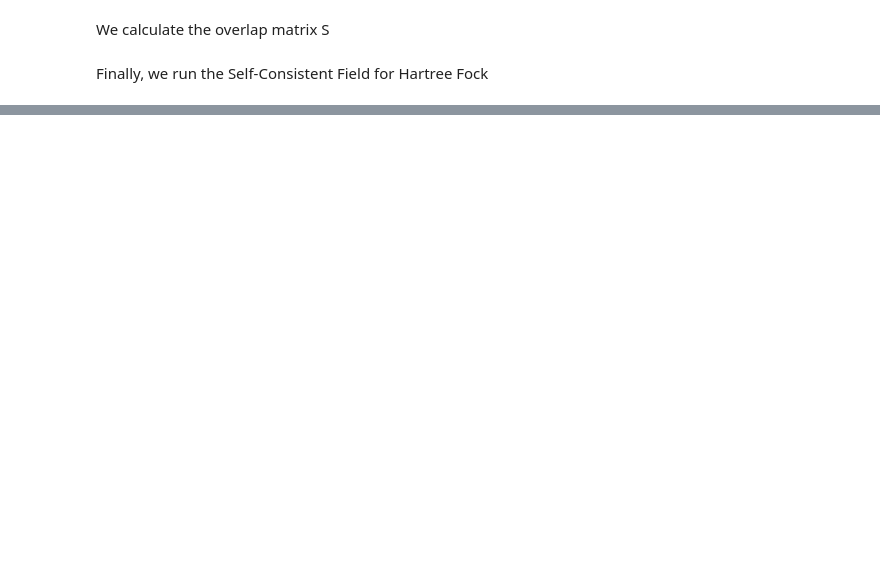
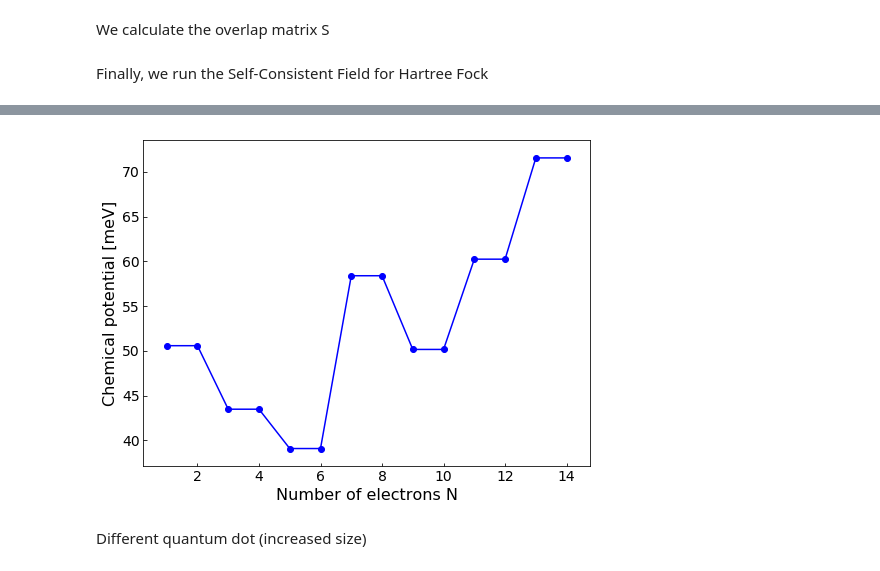
Before and after one commit to BedialaunetaDani/hartree_fock_2D_quantum_dots, a Jupyter notebook: HF_quantum_dots.ipynb, the cells around one changed output, grey strips where cells are left out. Drawn from its saved outputs; the diff is of its cells as text; code cells hidden in the pictures; blank space fills up the shorter version.

```diff
--- a/HF_quantum_dots.ipynb
+++ b/HF_quantum_dots.ipynb
@@ -215,0 +297,17 @@ print(E_N)
+# %%
+fig, ax = plt.subplots(1)
+fig.set_size_inches(8, 6)
+ax.tick_params(axis="x",direction="in",which='major',labelsize=14)
+ax.tick_params(axis="y",direction="in",which='major',labelsize=14)
+ax.set_xlabel('Number of electrons N',fontsize=16)
+ax.set_ylabel('Chemical potential [meV]',fontsize=16)
+
+ax.plot(electrons2[1:],11.61*mu_N,color='b')
+ax.scatter(electrons2[1:],11.61*mu_N,color='b')
+
+plt.savefig('chemical.png')
+plt.show()
+# %% [output]
+[figure, added]
+# %% [markdown]
+Different quantum dot (increased size)
```
Also changed, not shown: parts of 21 cells of this notebook.
